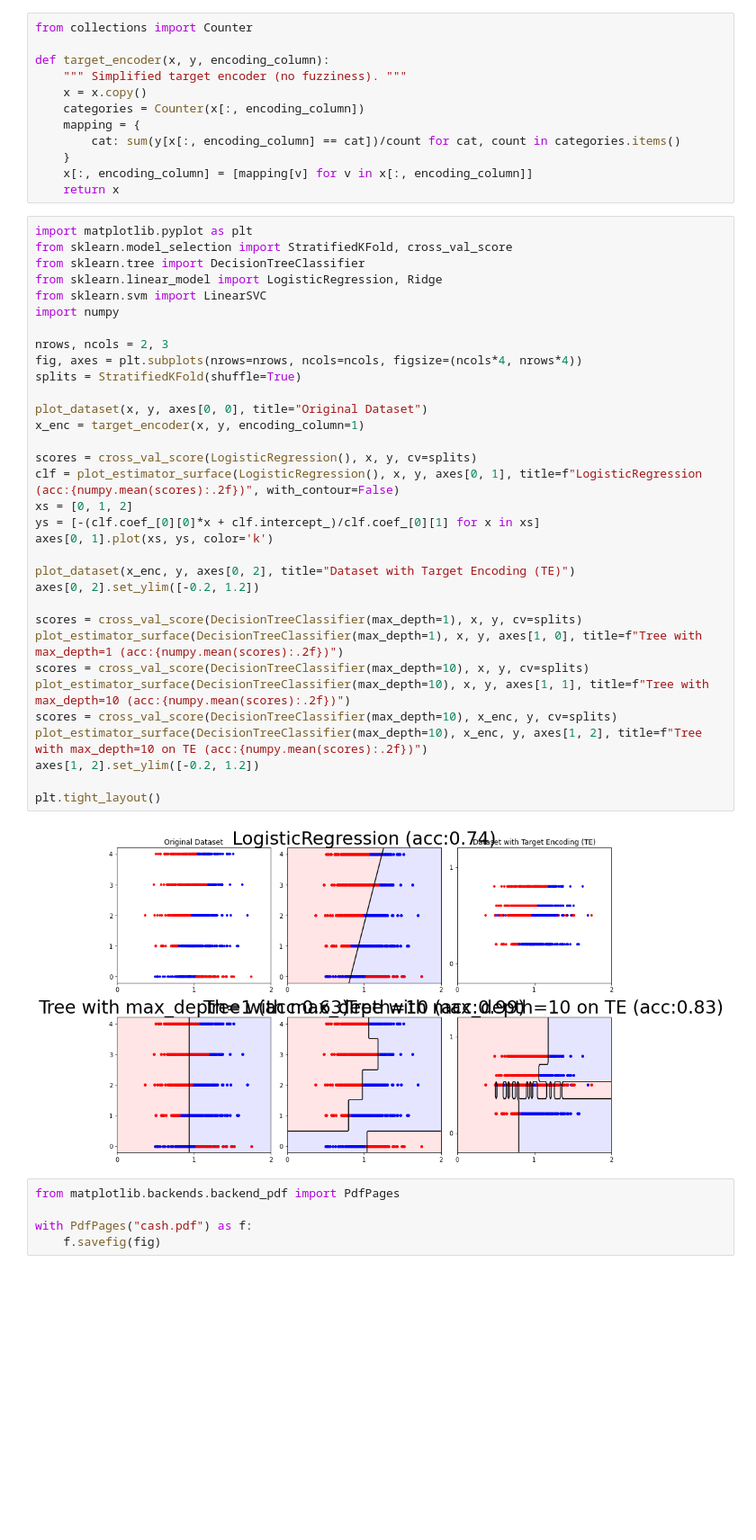
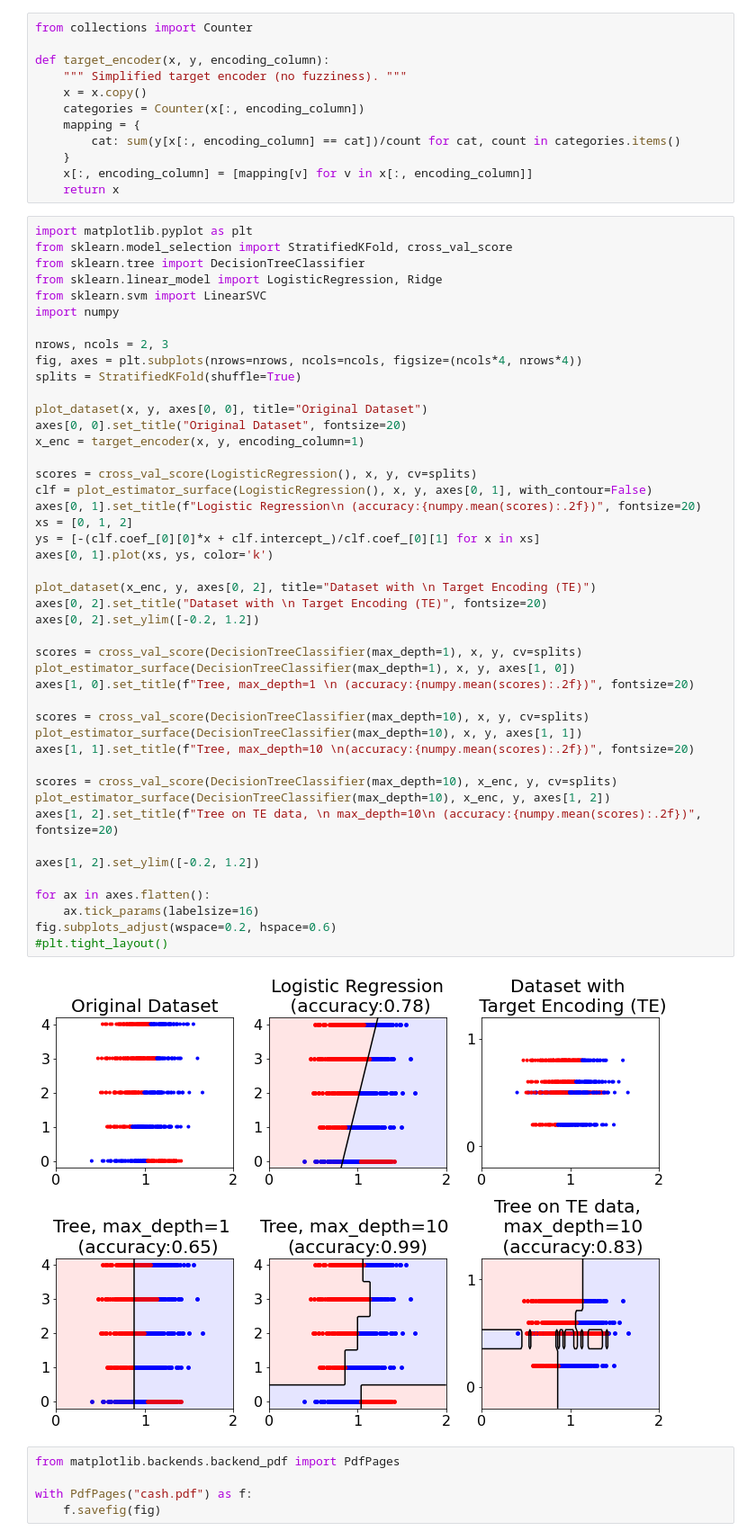
Before and after one commit to PGijsbers/Thesis, a Jupyter notebook: Figures/Figure 1 - Demonstration of ML pipeline construction.ipynb, the cells around one changed output. Shown: that part at 90% size. Cells and saved outputs as stored; diff of their text form; blank space fills up the shorter version.

Commit message:
Additional figures/tables

```diff
--- a/Figures/Figure 1 - Demonstration of ML pipeline construction.ipynb
+++ b/Figures/Figure 1 - Demonstration of ML pipeline construction.ipynb
@@ -39,38 +39,50 @@ def target_encoder(x, y, encoding_column):
 # %%
 import matplotlib.pyplot as plt
 from sklearn.model_selection import StratifiedKFold, cross_val_score
 from sklearn.tree import DecisionTreeClassifier
 from sklearn.linear_model import LogisticRegression, Ridge
 from sklearn.svm import LinearSVC
 import numpy
 
 nrows, ncols = 2, 3
 fig, axes = plt.subplots(nrows=nrows, ncols=ncols, figsize=(ncols*4, nrows*4))
 splits = StratifiedKFold(shuffle=True)
 
 plot_dataset(x, y, axes[0, 0], title="Original Dataset")
+axes[0, 0].set_title("Original Dataset", fontsize=20)
 x_enc = target_encoder(x, y, encoding_column=1)
 
 scores = cross_val_score(LogisticRegression(), x, y, cv=splits)
-clf = plot_estimator_surface(LogisticRegression(), x, y, axes[0, 1], title=f"LogisticRegression (acc:{numpy.mean(scores):.2f})", with_contour=False)
+clf = plot_estimator_surface(LogisticRegression(), x, y, axes[0, 1], with_contour=False)
+axes[0, 1].set_title(f"Logistic Regression\n (accuracy:{numpy.mean(scores):.2f})", fontsize=20)
 xs = [0, 1, 2]
 ys = [-(clf.coef_[0][0]*x + clf.intercept_)/clf.coef_[0][1] for x in xs]
 axes[0, 1].plot(xs, ys, color='k')
 
-plot_dataset(x_enc, y, axes[0, 2], title="Dataset with Target Encoding (TE)")
+plot_dataset(x_enc, y, axes[0, 2], title="Dataset with \n Target Encoding (TE)")
+axes[0, 2].set_title("Dataset with \n Target Encoding (TE)", fontsize=20)
 axes[0, 2].set_ylim([-0.2, 1.2])
 
 scores = cross_val_score(DecisionTreeClassifier(max_depth=1), x, y, cv=splits)
-plot_estimator_surface(DecisionTreeClassifier(max_depth=1), x, y, axes[1, 0], title=f"Tree with max_depth=1 (acc:{numpy.mean(scores):.2f})")
+plot_estimator_surface(DecisionTreeClassifier(max_depth=1), x, y, axes[1, 0])
+axes[1, 0].set_title(f"Tree, max_depth=1 \n (accuracy:{numpy.mean(scores):.2f})", fontsize=20)
+
 scores = cross_val_score(DecisionTreeClassifier(max_depth=10), x, y, cv=splits)
-plot_estimator_surface(DecisionTreeClassifier(max_depth=10), x, y, axes[1, 1], title=f"Tree with max_depth=10 (acc:{numpy.mean(scores):.2f})")
+plot_estimator_surface(DecisionTreeClassifier(max_depth=10), x, y, axes[1, 1])
+axes[1, 1].set_title(f"Tree, max_depth=10 \n(accuracy:{numpy.mean(scores):.2f})", fontsize=20)
+
 scores = cross_val_score(DecisionTreeClassifier(max_depth=10), x_enc, y, cv=splits)
-plot_estimator_surface(DecisionTreeClassifier(max_depth=10), x_enc, y, axes[1, 2], title=f"Tree with max_depth=10 on TE (acc:{numpy.mean(scores):.2f})")
+plot_estimator_surface(DecisionTreeClassifier(max_depth=10), x_enc, y, axes[1, 2])
+axes[1, 2].set_title(f"Tree on TE data, \n max_depth=10\n (accuracy:{numpy.mean(scores):.2f})", fontsize=20)
+
 axes[1, 2].set_ylim([-0.2, 1.2])
 
-plt.tight_layout()
+for ax in axes.flatten():
+    ax.tick_params(labelsize=16)
+fig.subplots_adjust(wspace=0.2, hspace=0.6)
+#plt.tight_layout()
 # %% [output]
-[figure, old version]
+[figure, new version]
 # %%
 from matplotlib.backends.backend_pdf import PdfPages
 
```
Also changed, not shown: parts of 1 cell of this notebook, 53 other files.
